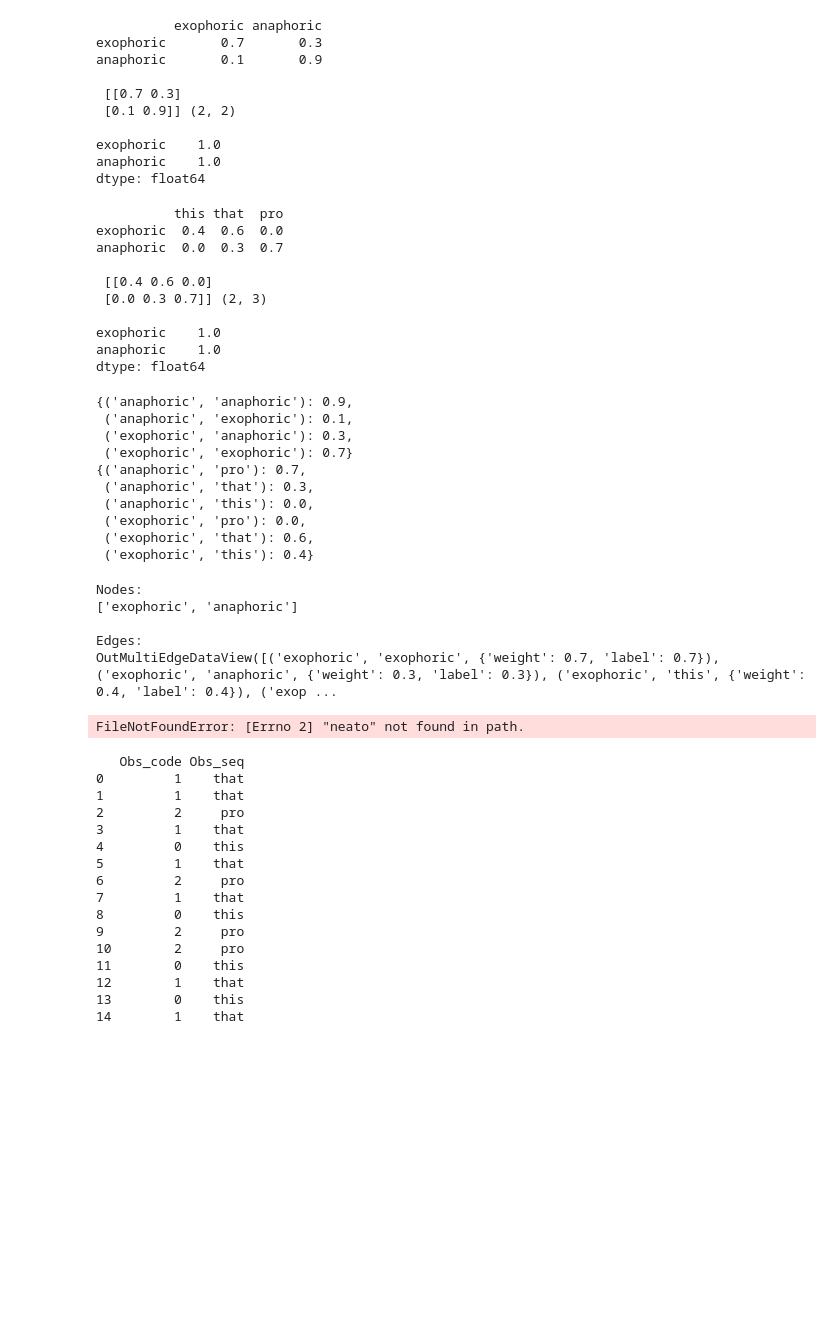
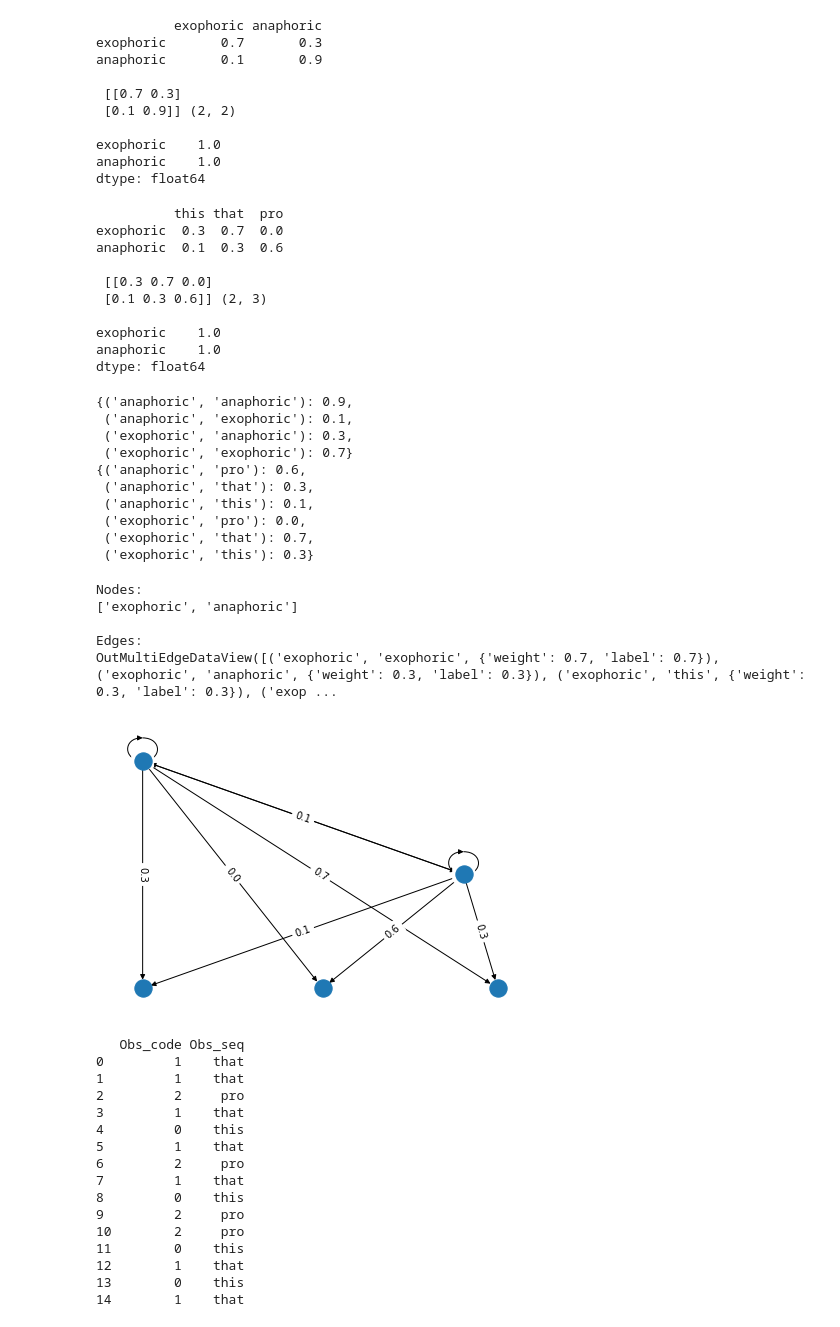
Before and after one commit to tessmonks/Hidden-Markov-for-Diachronic-Semantics, a Jupyter notebook: Hidden Markov Diachronic Semantic Change.ipynb, the cells around one changed output. Cells and saved outputs as stored; diff of their text form; code cells hidden in the pictures; blank space fills up the shorter version.

```diff
--- a/Hidden Markov Diachronic Semantic Change.ipynb
+++ b/Hidden Markov Diachronic Semantic Change.ipynb
@@ -96,8 +96,8 @@ dtype: float64
 emissions = ['this', 'that', 'pro']
 
 b_df = pd.DataFrame(columns = emissions, index = states)
-b_df.loc[states[0]] = [0.4, 0.6, 0.0]
-b_df.loc[states[1]] = [0.0, 0.3, 0.7]
+b_df.loc[states[0]] = [0.3, 0.7, 0.0]
+b_df.loc[states[1]] = [0.1, 0.3, 0.6]
 
 print(b_df)
 
@@ -106,11 +106,11 @@ print('\n', b, b.shape, '\n')
 print(b_df.sum(axis=1))
 # %% [output]
           this that  pro
-exophoric  0.4  0.6  0.0
-anaphoric  0.0  0.3  0.7
+exophoric  0.3  0.7  0.0
+anaphoric  0.1  0.3  0.6
 
- [[0.4 0.6 0.0]
- [0.0 0.3 0.7]] (2, 3)
+ [[0.3 0.7 0.0]
+ [0.1 0.3 0.6]] (2, 3)
 
 exophoric    1.0
 anaphoric    1.0
@@ -127,42 +127,49 @@ pprint(emit_edges_wts)
  ('anaphoric', 'exophoric'): 0.1,
  ('exophoric', 'anaphoric'): 0.3,
  ('exophoric', 'exophoric'): 0.7}
-{('anaphoric', 'pro'): 0.7,
+{('anaphoric', 'pro'): 0.6,
  ('anaphoric', 'that'): 0.3,
- ('anaphoric', 'this'): 0.0,
+ ('anaphoric', 'this'): 0.1,
  ('exophoric', 'pro'): 0.0,
- ('exophoric', 'that'): 0.6,
- ('exophoric', 'this'): 0.4}
+ ('exophoric', 'that'): 0.7,
+ ('exophoric', 'this'): 0.3}
 # %%
 # create graph object
 G = nx.MultiDiGraph()
 
 # nodes correspond to states
 G.add_nodes_from(states)
 print(f'Nodes:\n{G.nodes()}\n')
 
 # edges represent hidden probabilities
 for k, v in hide_edges_wts.items():
     tmp_origin, tmp_destination = k[0], k[1]
     G.add_edge(tmp_origin, tmp_destination, weight=v, label=v)
 
 # edges represent emission probabilities
 for k, v in emit_edges_wts.items():
     tmp_origin, tmp_destination = k[0], k[1]
     G.add_edge(tmp_origin, tmp_destination, weight=v, label=v)
 
 print(f'Edges:')
 pprint(G.edges(data=True))
 
-pos = nx.drawing.nx_pydot.graphviz_layout(G, prog = 'neato')
-nx.draw_network(G, pos)
+pos = nx.drawing.nx_pydot.graphviz_layout(G, prog = 'dot')
+
+nx.draw(G, pos)
+
+# create edge labels for jupyter plot but is not necessary
+emit_edge_labels = {(n1,n2):d['label'] for n1,n2,d in G.edges(data=True)}
+nx.draw_networkx_edge_labels(G , pos, edge_labels=emit_edge_labels)
+
+plt.show()
 # %% [output]
 Nodes:
 ['exophoric', 'anaphoric']
 
 Edges:
-OutMultiEdgeDataView([('exophoric', 'exophoric', {'weight': 0.7, 'label': 0.7}), ('exophoric', 'anaphoric', {'weight': 0.3, 'label': 0.3}), ('exophoric', 'this', {'weight': 0.4, 'label': 0.4}), ('exop ...
+OutMultiEdgeDataView([('exophoric', 'exophoric', {'weight': 0.7, 'label': 0.7}), ('exophoric', 'anaphoric', {'weight': 0.3, 'label': 0.3}), ('exophoric', 'this', {'weight': 0.3, 'label': 0.3}), ('exop ...
-FileNotFoundError: [Errno 2] "neato" not found in path.
+[figure, added]
 # %%
 # observation map of utterance and state
 obs_map = {'this': 0, 'that':1, 'pro':2}
```
Also changed, not shown: parts of 4 cells of this notebook.
